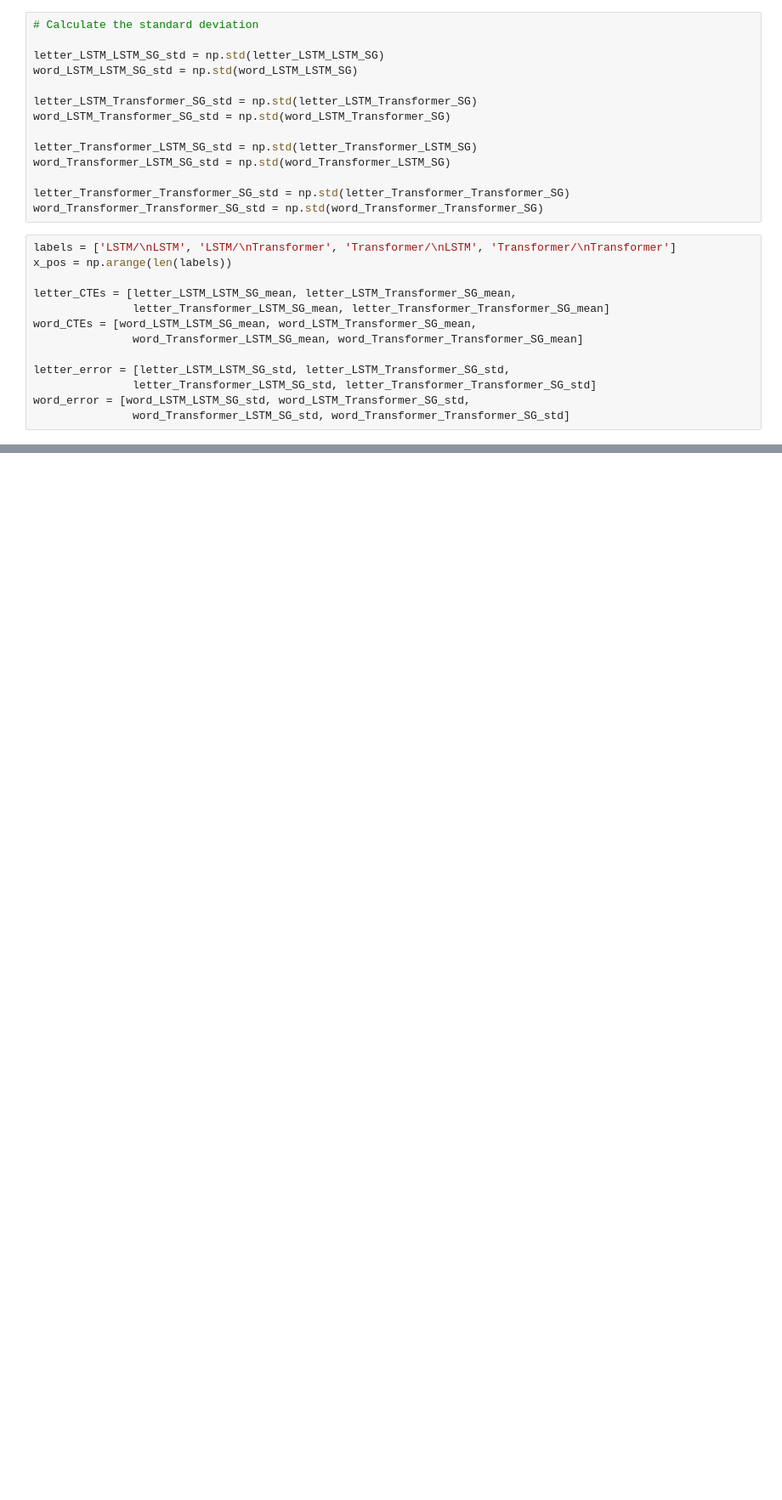
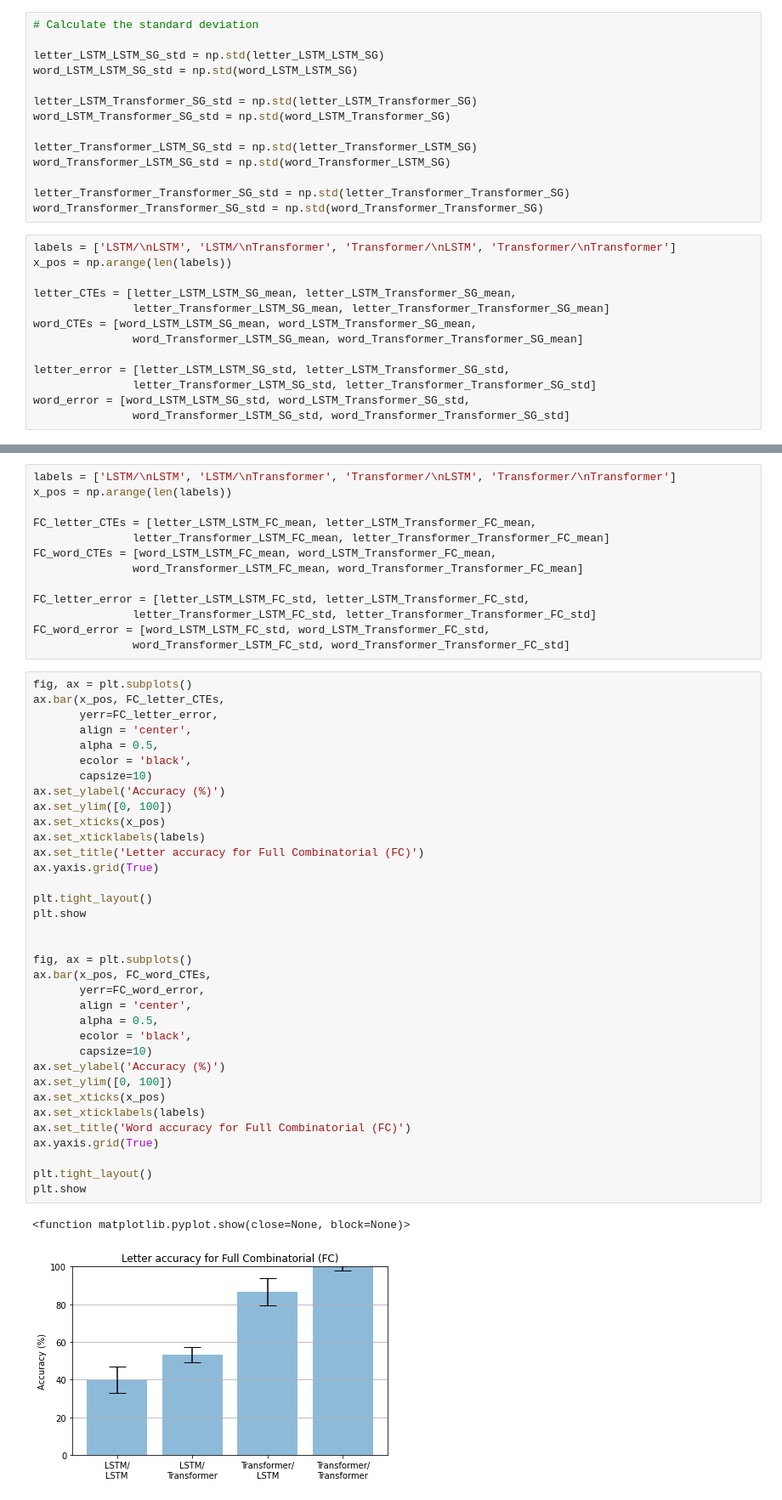
Before and after one commit to LA-Koenig/Attention-Revisited, a Jupyter notebook: Results/results_20220912/_plots.ipynb, the cells around one changed output, grey strips where cells are left out. Shown: that part at 85% size. Drawn from its saved outputs; the diff is of its cells as text; blank space fills up the shorter version.

```diff
--- a/Results/results_20220912/_plots.ipynb
+++ b/Results/results_20220912/_plots.ipynb
@@ -97,0 +239,51 @@ plt.show
+# %%
+labels = ['LSTM/\nLSTM', 'LSTM/\nTransformer', 'Transformer/\nLSTM', 'Transformer/\nTransformer']
+x_pos = np.arange(len(labels))
+
+FC_letter_CTEs = [letter_LSTM_LSTM_FC_mean, letter_LSTM_Transformer_FC_mean,
+               letter_Transformer_LSTM_FC_mean, letter_Transformer_Transformer_FC_mean]
+FC_word_CTEs = [word_LSTM_LSTM_FC_mean, word_LSTM_Transformer_FC_mean,
+               word_Transformer_LSTM_FC_mean, word_Transformer_Transformer_FC_mean]
+
+FC_letter_error = [letter_LSTM_LSTM_FC_std, letter_LSTM_Transformer_FC_std,
+               letter_Transformer_LSTM_FC_std, letter_Transformer_Transformer_FC_std]
+FC_word_error = [word_LSTM_LSTM_FC_std, word_LSTM_Transformer_FC_std,
+               word_Transformer_LSTM_FC_std, word_Transformer_Transformer_FC_std]
+# %%
+fig, ax = plt.subplots()
+ax.bar(x_pos, FC_letter_CTEs,
+       yerr=FC_letter_error,
+       align = 'center',
+       alpha = 0.5,
+       ecolor = 'black',
+       capsize=10)
+ax.set_ylabel('Accuracy (%)')
+ax.set_ylim([0, 100])
+ax.set_xticks(x_pos)
+ax.set_xticklabels(labels)
+ax.set_title('Letter accuracy for Full Combinatorial (FC)')
+ax.yaxis.grid(True)
+
+plt.tight_layout()
+plt.show
+
+
+fig, ax = plt.subplots()
+ax.bar(x_pos, FC_word_CTEs,
+       yerr=FC_word_error,
+       align = 'center',
+       alpha = 0.5,
+       ecolor = 'black',
+       capsize=10)
+ax.set_ylabel('Accuracy (%)')
+ax.set_ylim([0, 100])
+ax.set_xticks(x_pos)
+ax.set_xticklabels(labels)
+ax.set_title('Word accuracy for Full Combinatorial (FC)')
+ax.yaxis.grid(True)
+
+plt.tight_layout()
+plt.show
+# %% [output]
+<function matplotlib.pyplot.show(close=None, block=None)>
+[figure, added]
```
Also changed, not shown: parts of 18 cells of this notebook.
